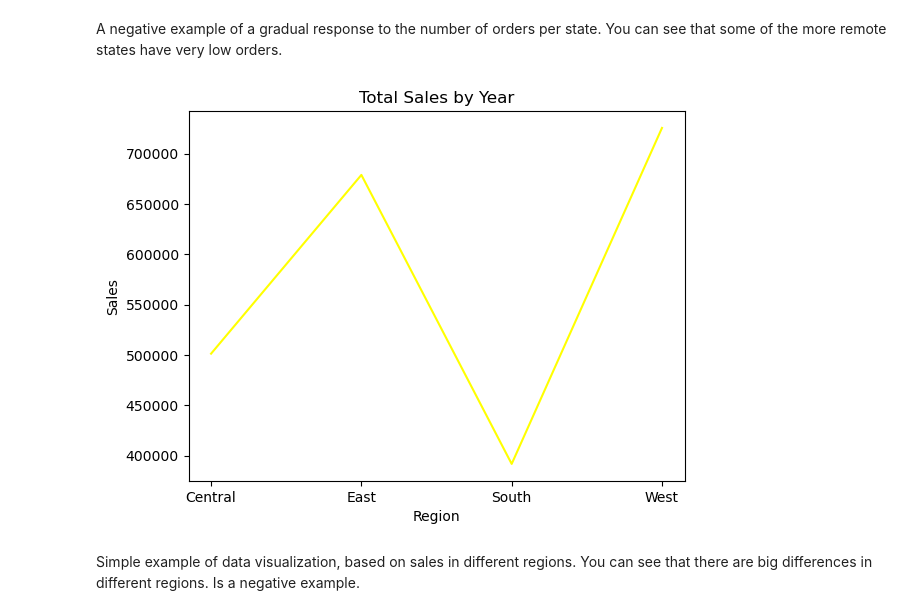
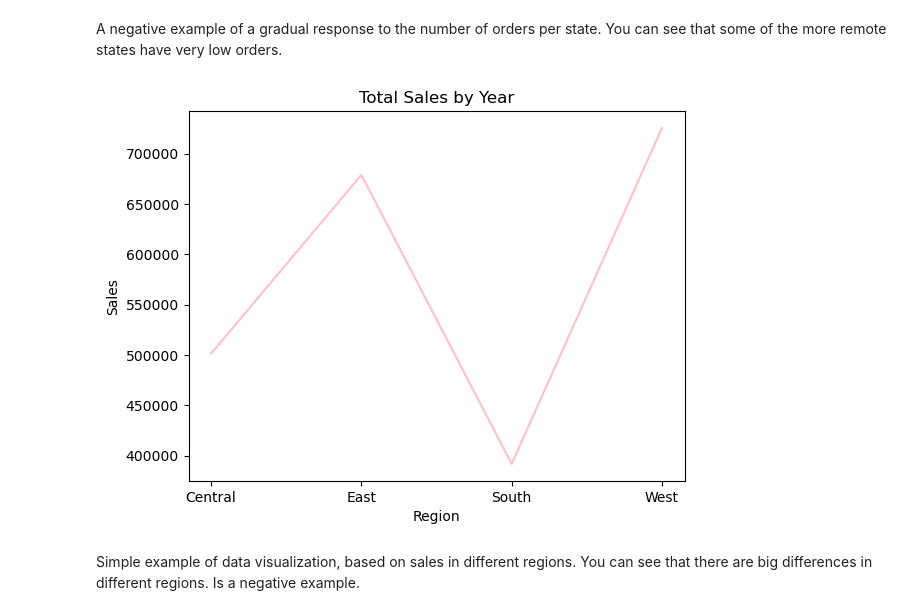
Before and after one commit to qlannn/DataViz, a Jupyter notebook: Group6NegativeQingyang.ipynb, the cells around one changed output. Drawn from its saved outputs; the diff is of its cells as text; code cells hidden in the pictures.

```diff
--- a/Group6NegativeQingyang.ipynb
+++ b/Group6NegativeQingyang.ipynb
@@ -57,17 +57,17 @@ plt.show()
 A negative example of a gradual response to the number of orders per state. You can see that some of the more remote states have very low orders.
 # %%
 # Group the data by year and calculate the total sales
-sales_by_year = data.groupby('Region')['Sales'].sum().sort_index()
+sales_by_year = df.groupby('Region')['Sales'].sum().sort_index()
 
 # Create a line plot of sales by year
-plt.plot(sales_by_year.index, sales_by_year.values, color='yellow')
+plt.plot(sales_by_year.index, sales_by_year.values, color='pink')
 
 plt.title('Total Sales by Year')
 plt.xlabel('Region')
 plt.ylabel('Sales')
 
 plt.show()
 # %% [output]
-[figure, old version]
+[figure, new version]
 # %% [markdown]
 Simple example of data visualization, based on sales in different regions. You can see that there are big differences in different regions. Is a negative example.
```
